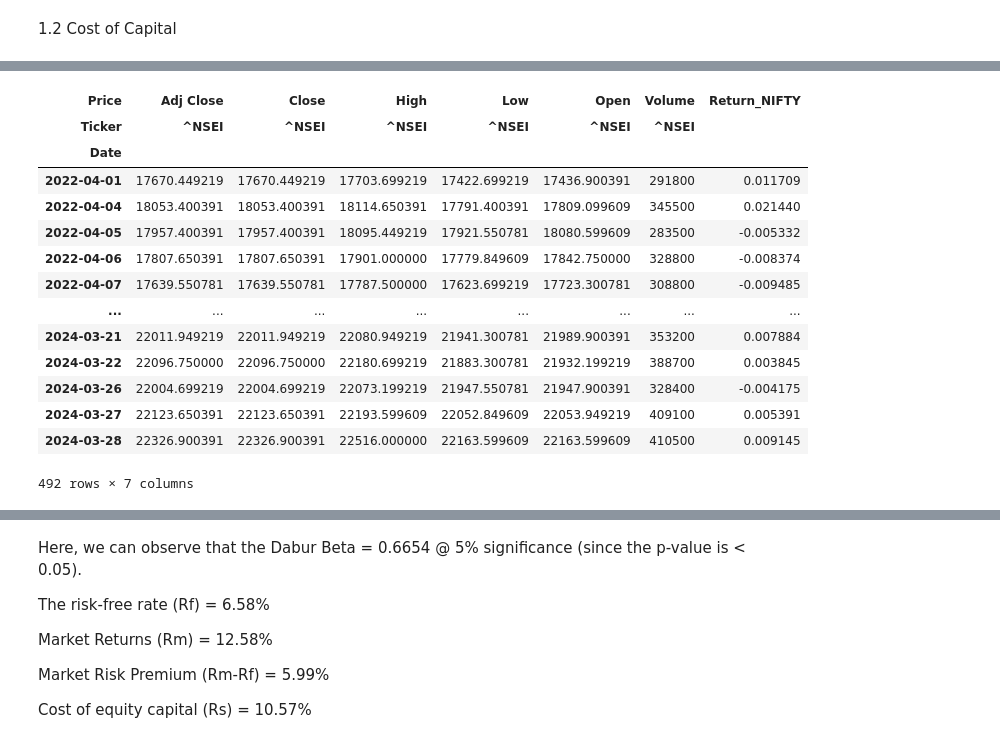
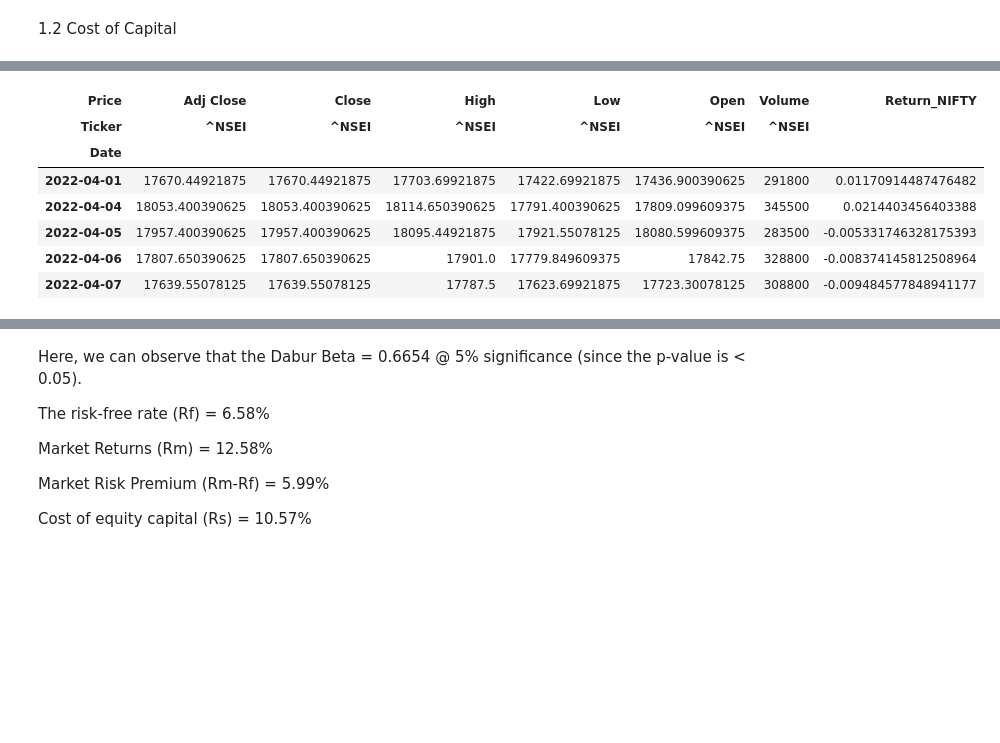
Before and after one commit to khushbhuta/BAV-Assignment, a Jupyter notebook: BAV_Assignment_Dabur.ipynb, the cells around one changed output, grey strips where cells are left out. Cells and saved outputs as stored; diff of their text form; code cells hidden in the pictures; blank space fills up the shorter version.

```diff
--- a/BAV_Assignment_Dabur.ipynb
+++ b/BAV_Assignment_Dabur.ipynb
@@ -371,23 +388,16 @@ nifty_df
 # %%
 # Calculating Log returns
 nifty_df['Return_NIFTY'] = np.log(nifty_df['Adj Close']/nifty_df['Adj Close'].shift(1))
 nifty_df1 = nifty_df.dropna(axis=0)
-nifty_df1
+nifty_df1.head()
 # %% [output]
 | Price | Adj Close | Close | High | Low | Open | Volume | Return_NIFTY |
 | Ticker | ^NSEI | ^NSEI | ^NSEI | ^NSEI | ^NSEI | ^NSEI |  |
 | Date |  |  |  |  |  |  |  |
-| 2022-04-01 | 17670.449219 | 17670.449219 | 17703.699219 | 17422.699219 | 17436.900391 | 291800 | 0.011709 |
-| 2022-04-04 | 18053.400391 | 18053.400391 | 18114.650391 | 17791.400391 | 17809.099609 | 345500 | 0.021440 |
-| 2022-04-05 | 17957.400391 | 17957.400391 | 18095.449219 | 17921.550781 | 18080.599609 | 283500 | -0.005332 |
-| 2022-04-06 | 17807.650391 | 17807.650391 | 17901.000000 | 17779.849609 | 17842.750000 | 328800 | -0.008374 |
-| 2022-04-07 | 17639.550781 | 17639.550781 | 17787.500000 | 17623.699219 | 17723.300781 | 308800 | -0.009485 |
-| ... | ... | ... | ... | ... | ... | ... | ... |
-| 2024-03-21 | 22011.949219 | 22011.949219 | 22080.949219 | 21941.300781 | 21989.900391 | 353200 | 0.007884 |
-| 2024-03-22 | 22096.750000 | 22096.750000 | 22180.699219 | 21883.300781 | 21932.199219 | 388700 | 0.003845 |
-| 2024-03-26 | 22004.699219 | 22004.699219 | 22073.199219 | 21947.550781 | 21947.900391 | 328400 | -0.004175 |
-| 2024-03-27 | 22123.650391 | 22123.650391 | 22193.599609 | 22052.849609 | 22053.949219 | 409100 | 0.005391 |
-| 2024-03-28 | 22326.900391 | 22326.900391 | 22516.000000 | 22163.599609 | 22163.599609 | 410500 | 0.009145 |
+| 2022-04-01 | 17670.44921875 | 17670.44921875 | 17703.69921875 | 17422.69921875 | 17436.900390625 | 291800 | 0.01170914487476482 |
+| 2022-04-04 | 18053.400390625 | 18053.400390625 | 18114.650390625 | 17791.400390625 | 17809.099609375 | 345500 | 0.0214403456403388 |
+| 2022-04-05 | 17957.400390625 | 17957.400390625 | 18095.44921875 | 17921.55078125 | 18080.599609375 | 283500 | -0.005331746328175393 |
+| 2022-04-06 | 17807.650390625 | 17807.650390625 | 17901.0 | 17779.849609375 | 17842.75 | 328800 | -0.008374145812508964 |
+| 2022-04-07 | 17639.55078125 | 17639.55078125 | 17787.5 | 17623.69921875 | 17723.30078125 | 308800 | -0.009484577848941177 |
-492 rows × 7 columns
 # %%
 dabur_df['Return_dabur']= np.log(dabur_df['Adj Close']/dabur_df['Adj Close'].shift(1))
```
Also changed, not shown: parts of 49 cells of this notebook.
